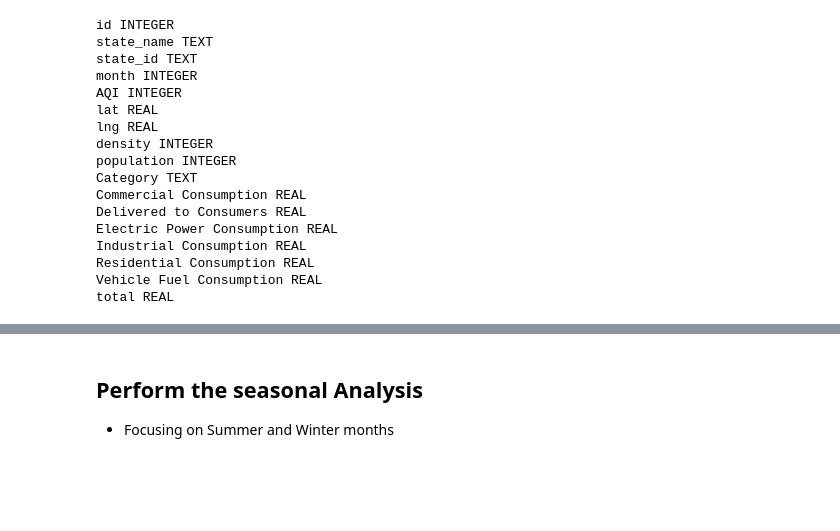
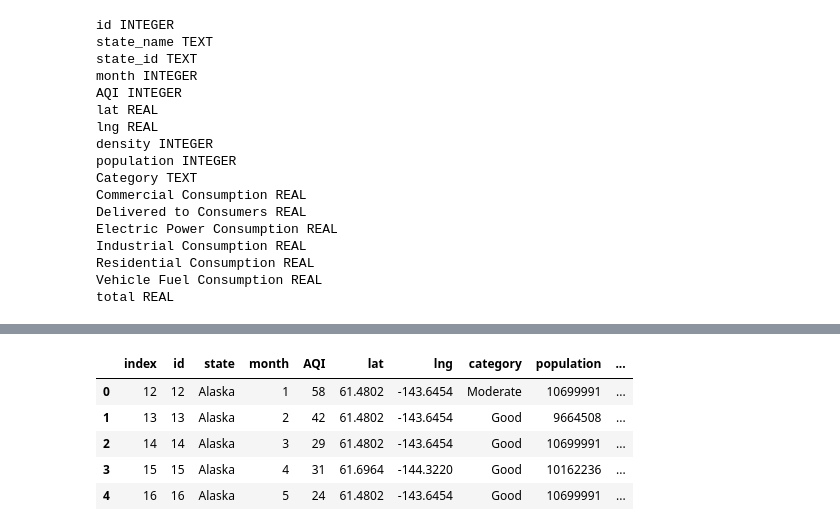
Before and after one commit to JenniferVasquez1/Project-3, a Jupyter notebook: static/Analysis/ETL_SH.ipynb, the cells around one changed output, grey strips where cells are left out. Cells and saved outputs as stored; diff of their text form; code cells hidden in the pictures; blank space fills up the shorter version.

```diff
--- a/static/Analysis/ETL_SH.ipynb
+++ b/static/Analysis/ETL_SH.ipynb
@@ -112,6 +115,16 @@ df.head()
-# %% [markdown]
-## Perform the seasonal Analysis
-- Focusing on Summer and Winter months
+# %%
+filtered_df = df[df['state'].isin(['Alaska','Minnesota','New York','Idaho','Arkansas','New Jersey','California','Florida','Texas','District of Columbia'])].reset_index()
+
+#,'New Jersey','Alabama','Florida','Texas','District of Columbia'
+
+filtered_df.head()
+# %% [output]
+|  | index | id | state | month | AQI | lat | lng | category | population | ... |
+| 0 | 12 | 12 | Alaska | 1 | 58 | 61.4802 | -143.6454 | Moderate | 10699991 | ... |
+| 1 | 13 | 13 | Alaska | 2 | 42 | 61.4802 | -143.6454 | Good | 9664508 | ... |
+| 2 | 14 | 14 | Alaska | 3 | 29 | 61.4802 | -143.6454 | Good | 10699991 | ... |
+| 3 | 15 | 15 | Alaska | 4 | 31 | 61.6964 | -144.3220 | Good | 10162236 | ... |
+| 4 | 16 | 16 | Alaska | 5 | 24 | 61.4802 | -143.6454 | Good | 10699991 | ... |
 # %%
 #Define a function for mapping months to seasons
 
```
Also changed, not shown: parts of 13 cells of this notebook, 3 other files.
